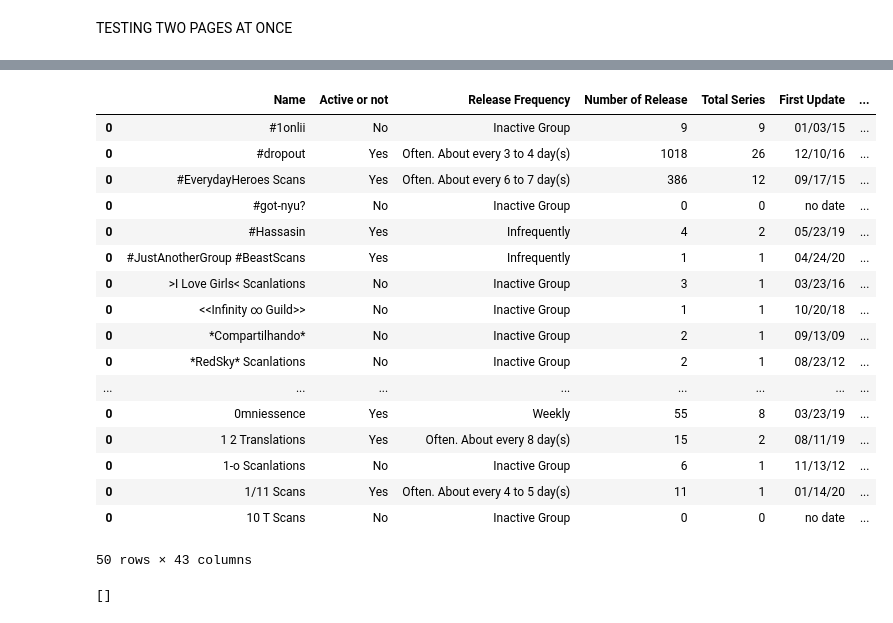
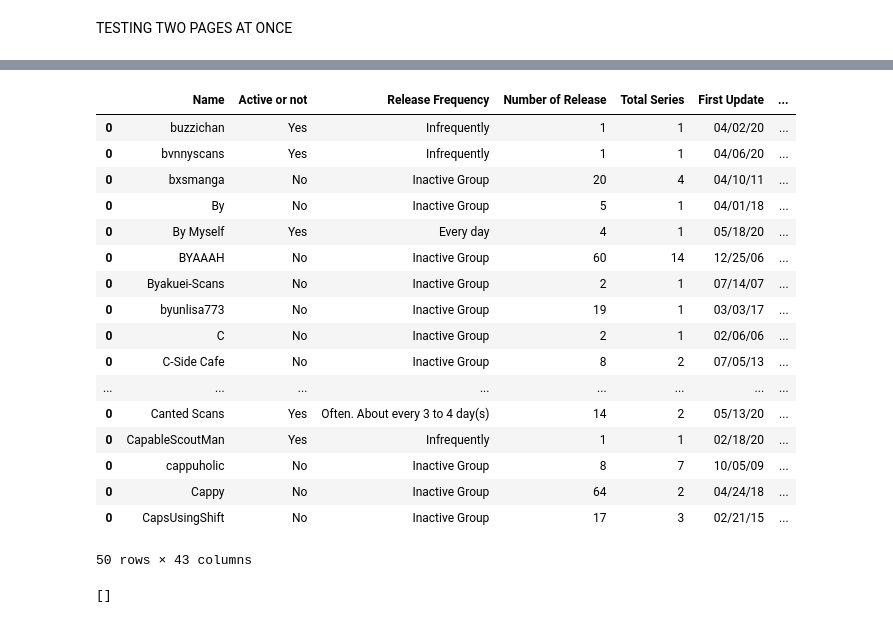
Before and after one commit to haolinh24/MangaUpdates, a Jupyter notebook: Scrape Manga Updates.ipynb, the cells around one changed output, grey strips where cells are left out. Cells and saved outputs as stored; diff of their text form; code cells hidden in the pictures.

```diff
--- a/Scrape Manga Updates.ipynb
+++ b/Scrape Manga Updates.ipynb
@@ -117,7 +128,7 @@ def group_cell(page):
     req = requests.get(page)
     d_soup = bs(req.content)
     OtherInfo = d_soup.find_all("div", "p-1 col-6 text")
-    group_dict = {"Name":GroupName(d_soup),"Active or not":Active_or_Not(OtherInfo),"Release Frequency":ReleaseFrequency(OtherInfo),"Number of Release":NumberofRelease(OtherInfo),"Total Series":Total_Series(OtherInfo),"First Update":founding_day_new(d_soup, page),"Lastest Update":get_last_updated_day(d_soup)}
+    group_dict = {"Name":GroupName(d_soup),"Active or not":Active_or_Not(OtherInfo),"Release Frequency":ReleaseFrequency(OtherInfo),"Number of Release":NumberofRelease(OtherInfo),"Total Series":Total_Series(OtherInfo),"First Update":founding_day_new(page, d_soup),"Lastest Update":get_last_updated_day(d_soup)}
     group_dict.update(Genres_Sort(OtherInfo))
     group_cell = pd.DataFrame.from_dict(group_dict, orient='index').transpose()
 
@@ -176,12 +194,18 @@ TESTING THE FIRST PAGE OF GROUP SCANLATION
 # %%
 %%time
 df_group_test = pd.DataFrame()
-page_scanlator = 'https://www.mangaupdates.com/groups.html?page=2&'
+page_scanlator = 'https://www.mangaupdates.com/groups.html?page=60&'
 req_page_scanlator = requests.get(page_scanlator)
 soup_page_scanlator = bs(req_page_scanlator.content)
 scanlator_link_include = soup_page_scanlator.find_all("a", alt="Group Info")
-for i in range(len(scanlator_link_include)):
-    link_group = scanlator_link_include[i].get('href')
-    df_group_test = df_group_test.append(group_cell(link_group))
+scanlator_link = [i.get('href') for i in scanlator_link_include]
+# for i in range(21):
+#     df_group_test = df_group_test.append(group_cell(scanlator_link[i]))
+for i in scanlator_link:
+    df_group_test = df_group_test.append(group_cell(i))
+# for i in range(len(scanlator_link_include)):
+#     link_group = scanlator_link_include[i].get('href')
+#     df_group_test = df_group_test.append(group_cell(link_group))
 df_group_test
+# scanlator_link[18]
 # %% [output]
@@ -206,0 +233,10 @@ Wall time: 21 s
+# %%
+def scan_each_page(page_scanlator):
+    df_group_test = pd.DataFrame()
+    req_page_scanlator = requests.get(page_scanlator)
+    soup_page_scanlator = bs(req_page_scanlator.content)
+    scanlator_link_include = soup_page_scanlator.find_all("a", alt="Group Info")
+    scanlator_link = [i.get('href') for i in scanlator_link_include]
+    for i in scanlator_link:
+        df_group_test = df_group_test.append(group_cell(i))
+    return df_group_test
@@ -206,0 +245,6 @@ Wall time: 21 s
+# %%
+%%time
+for i in range(61, 72):
+    page_scan_test = 'https://www.mangaupdates.com/groups.html?page={}&'.format(i)
+    scan_each_page(page_scan_test).to_csv('scanlator_group_new_{}.csv'.format(i))
+    time.sleep(200)
@@ -207,8 +261,9 @@ Wall time: 21 s
 # %% [markdown]
 TESTING TWO PAGES AT ONCE
 # %%
+%%time
 df_group_test_2 = pd.DataFrame()
-for i in range(1,3):
+for i in range(51, 53):
     page_number = i
     page_scanlator = 'https://www.mangaupdates.com/groups.html?page={}&'.format(page_number)
     req_page_scanlator = requests.get(page_scanlator)
@@ -217,6 +272,6 @@ for i in range(1,3):
     for i in range(len(scanlator_link_all)):
         link_group = scanlator_link_all[i].get('href')
         df_group_test_2 = df_group_test_2.append(group_cell(link_group))
-        time.sleep(10)
+    time.sleep(10)
 df_group_test_2
 # %% [output]
@@ -223,18 +279,18 @@ df_group_test_2
 |  | Name | Active or not | Release Frequency | Number of Release | Total Series | First Update | ... |
-| 0 | #1onlii | No | Inactive Group | 9 | 9 | 01/03/15 | ... |
-| 0 | #dropout | Yes | Often. About every 3 to 4 day(s) | 1018 | 26 | 12/10/16 | ... |
-| 0 | #EverydayHeroes Scans | Yes | Often. About every 6 to 7 day(s) | 386 | 12 | 09/17/15 | ... |
-| 0 | #got-nyu? | No | Inactive Group | 0 | 0 | no date | ... |
-| 0 | #Hassasin | Yes | Infrequently | 4 | 2 | 05/23/19 | ... |
-| 0 | #JustAnotherGroup #BeastScans | Yes | Infrequently | 1 | 1 | 04/24/20 | ... |
-| 0 | >I Love Girls< Scanlations | No | Inactive Group | 3 | 1 | 03/23/16 | ... |
-| 0 | <<Infinity ∞ Guild>> | No | Inactive Group | 1 | 1 | 10/20/18 | ... |
-| 0 | *Compartilhando* | No | Inactive Group | 2 | 1 | 09/13/09 | ... |
-| 0 | *RedSky* Scanlations | No | Inactive Group | 2 | 1 | 08/23/12 | ... |
+| 0 | buzzichan | Yes | Infrequently | 1 | 1 | 04/02/20 | ... |
+| 0 | bvnnyscans | Yes | Infrequently | 1 | 1 | 04/06/20 | ... |
+| 0 | bxsmanga | No | Inactive Group | 20 | 4 | 04/10/11 | ... |
+| 0 | By | No | Inactive Group | 5 | 1 | 04/01/18 | ... |
+| 0 | By Myself | Yes | Every day | 4 | 1 | 05/18/20 | ... |
+| 0 | BYAAAH | No | Inactive Group | 60 | 14 | 12/25/06 | ... |
+| 0 | Byakuei-Scans | No | Inactive Group | 2 | 1 | 07/14/07 | ... |
+| 0 | byunlisa773 | No | Inactive Group | 19 | 1 | 03/03/17 | ... |
+| 0 | C | No | Inactive Group | 2 | 1 | 02/06/06 | ... |
+| 0 | C-Side Cafe | No | Inactive Group | 8 | 2 | 07/05/13 | ... |
 | ... | ... | ... | ... | ... | ... | ... | ... |
-| 0 | 0mniessence | Yes | Weekly | 55 | 8 | 03/23/19 | ... |
-| 0 | 1 2 Translations | Yes | Often. About every 8 day(s) | 15 | 2 | 08/11/19 | ... |
-| 0 | 1-o Scanlations | No | Inactive Group | 6 | 1 | 11/13/12 | ... |
-| 0 | 1/11 Scans | Yes | Often. About every 4 to 5 day(s) | 11 | 1 | 01/14/20 | ... |
-| 0 | 10 T Scans | No | Inactive Group | 0 | 0 | no date | ... |
+| 0 | Canted Scans | Yes | Often. About every 3 to 4 day(s) | 14 | 2 | 05/13/20 | ... |
+| 0 | CapableScoutMan | Yes | Infrequently | 1 | 1 | 02/18/20 | ... |
+| 0 | cappuholic | No | Inactive Group | 8 | 7 | 10/05/09 | ... |
+| 0 | Cappy | No | Inactive Group | 64 | 2 | 04/24/18 | ... |
+| 0 | CapsUsingShift | No | Inactive Group | 17 | 3 | 02/21/15 | ... |
-50 rows × 43 columns
+50 rows × 43 columns
```
Also changed, not shown: parts of 71 cells of this notebook.
